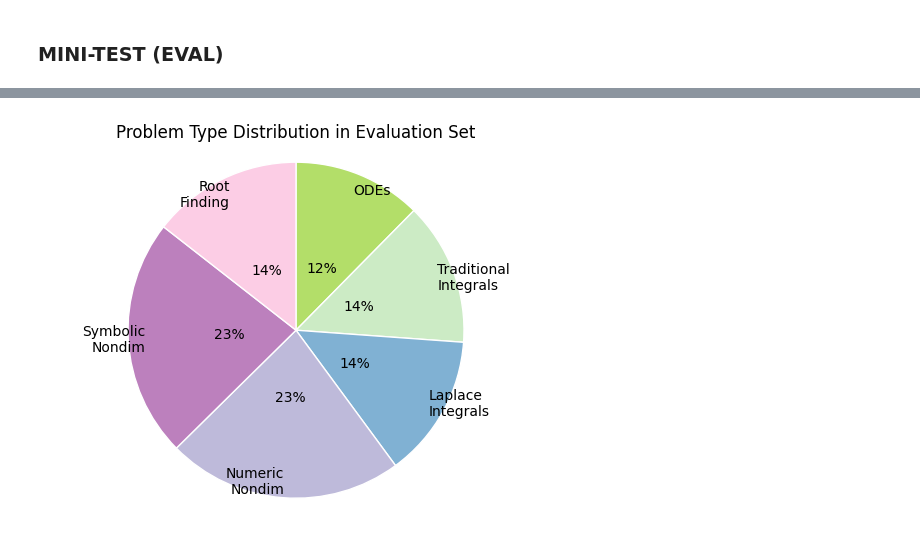
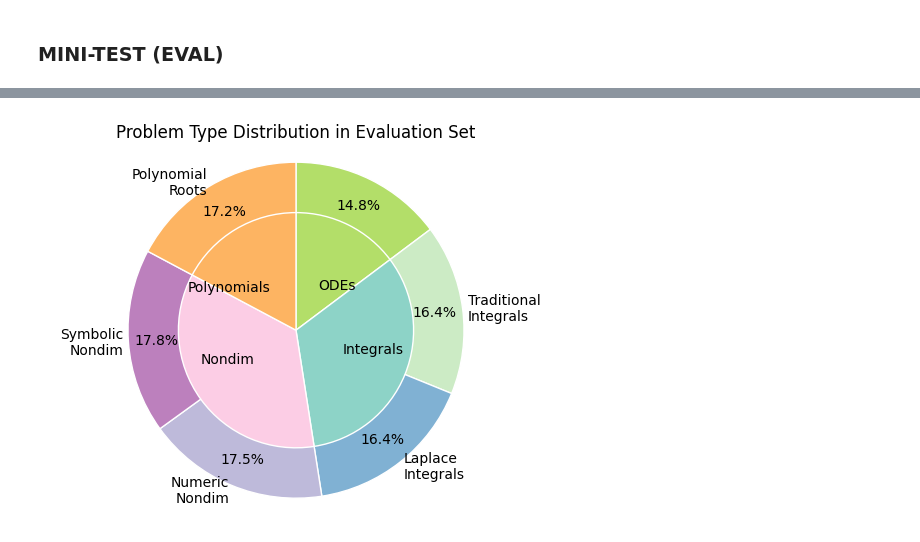
Before and after one commit to sarahmart/HARDMath, a Jupyter notebook: assets/dataset_split.ipynb, the cells around one changed output, grey strips where cells are left out. Drawn from its saved outputs; the diff is of its cells as text; code cells hidden in the pictures.

```diff
--- a/assets/dataset_split.ipynb
+++ b/assets/dataset_split.ipynb
@@ -109,37 +128,37 @@ sizesmini = countsmini.values
 # %%
 fig, ax = plt.subplots()
 
 # type_colors = cm((np.arange(4)*4)+1)
 # subtype_colors = cm(np.array([2,6,7,10,11,14]))
 
-# ax.pie([ode_countsmini.sum(), int_countsmini.sum(), nondim_countsmini.sum(), poly_countsmini.sum()],
-#        labels=['ODEs', 'Integrals', 'Nondim', 'Polynomials'],
-#        colors=type_colors,
-#        #autopct='%1.0f%%',
-#        startangle=90,
-#        counterclock=False,
-#        #wedgeprops=dict(edgecolor='w'),
-#        labeldistance=0.3,
-#        #pctdistance=0.32,
-#        rotatelabels=False)
+ax.pie([ode_countsmini.sum(), int_countsmini.sum(), nondim_countsmini.sum(), poly_countsmini.sum()],
+       labels=['ODEs', 'Integrals', 'Nondim', 'Polynomials'],
+       colors=type_colors,
+       #autopct='%1.0f%%',
+       startangle=90,
+       counterclock=False,
+       wedgeprops=dict(edgecolor='w'),
+       labeldistance=0.3,
+       pctdistance=0.32,
+       rotatelabels=False)
 
 # outer circle -> subtypes
 ax.pie(sizesmini,
-       labels=['ODEs', 'Traditional\nIntegrals', 'Laplace\nIntegrals', 'Numeric\nNondim', 'Symbolic\nNondim', 'Root\nFinding'],
+       labels=['', 'Traditional\nIntegrals', 'Laplace\nIntegrals', 'Numeric\nNondim', 'Symbolic\nNondim', 'Polynomial\nRoots'],
        radius=1,
        colors=subtype_colors,
-       autopct='%1.0f%%',
+       autopct='%1.1f%%',
        startangle=90,
        counterclock=False,
-       # wedgeprops=dict(width=0.3),#, edgecolor='w'),
-       wedgeprops=dict(edgecolor='w'),
-       labeldistance=0.9,
-       pctdistance=0.4,
+       wedgeprops=dict(width=0.3, edgecolor='w'),
+       #wedgeprops=dict(edgecolor='w'),
+       labeldistance=1.03,
+       pctdistance=0.83,
        rotatelabels=False)
 
 plt.title('Problem Type Distribution in Evaluation Set')
 ax.axis('equal')
 plt.savefig('eval_dist.png')
 plt.show()
 # %% [output]
-[figure, old version]
+[figure, new version]
```
Also changed, not shown: parts of 7 cells of this notebook, 2 other files.
